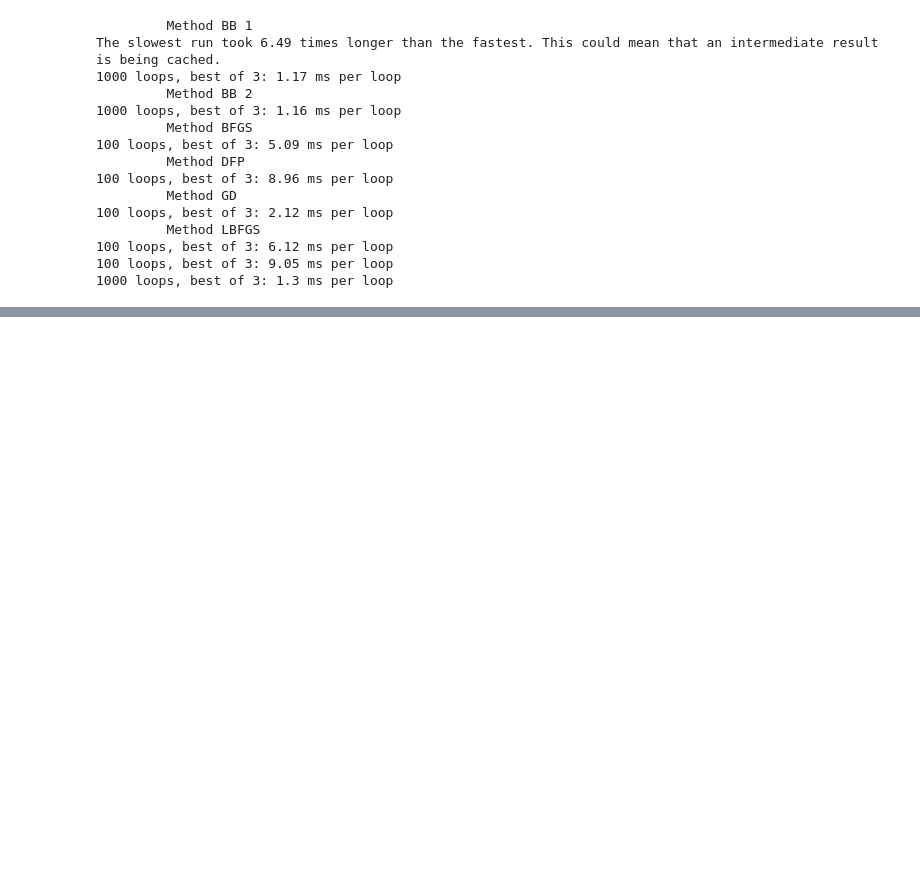
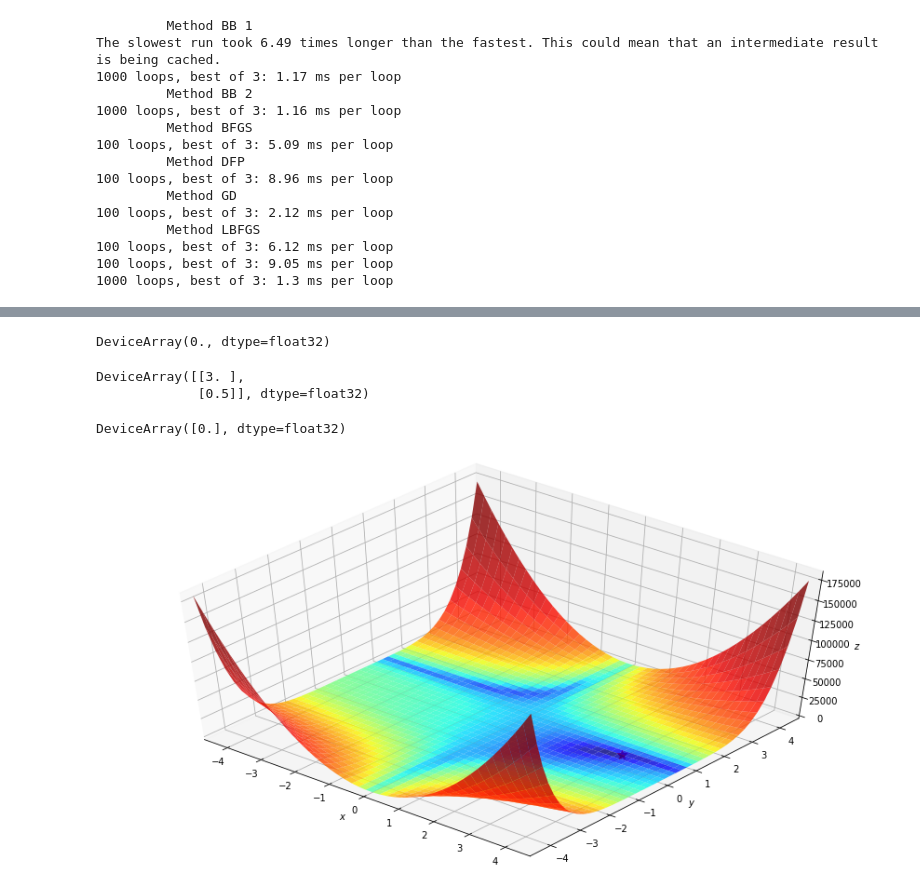
Before and after one commit to MerkulovDaniil/optim, a Jupyter notebook: assets/Notebooks/Quasi_Newton.ipynb, the cells around one changed output, grey strips where cells are left out. Cells and saved outputs as stored; diff of their text form; code cells hidden in the pictures; blank space fills up the shorter version.

```diff
--- a/assets/Notebooks/Quasi_Newton.ipynb
+++ b/assets/Notebooks/Quasi_Newton.ipynb
@@ -250,0 +271,47 @@ The slowest run took 6.49 times longer than the fastest. This could mean that an
+# %%
+# f  = lambda x_arr: (1.5 - x + x*y)**2 + (2.25 - x + x*y**2)**2 + (2.625 - x + x*y**3)**2
+
+def f(x_arr):
+    x,y = x_arr
+    return (1.5 - x + x*y)**2 + (2.25 - x + x*y**2)**2 + (2.625 - x + x*y**3)**2
+# %%
+xmin, xmax, xstep = -4.5, 4.5, .2
+ymin, ymax, ystep = -4.5, 4.5, .2
+
+x, y = np.meshgrid(np.arange(xmin, xmax + xstep, xstep), np.arange(ymin, ymax + ystep, ystep))
+z = f((x, y))
+# %%
+# It is known
+minima = np.array([3., .5])
+# %%
+f(minima)
+# %% [output]
+DeviceArray(0., dtype=float32)
+# %%
+minima_ = minima.reshape(-1, 1)
+minima_
+# %% [output]
+DeviceArray([[3. ],
+             [0.5]], dtype=float32)
+# %%
+f(minima_)
+# %% [output]
+DeviceArray([0.], dtype=float32)
+# %%
+from pylab import rcParams
+rcParams['figure.figsize'] = 15, 8
+ax = plt.axes(projection='3d', elev=50, azim=-50)
+
+ax.plot_surface(x, y, z, norm=LogNorm(), rstride=1, cstride=1,
+                edgecolor='none', alpha=.8, cmap=plt.cm.jet)
+ax.plot(*minima_, f(minima_), 'r*', markersize=10)
+
+ax.set_xlabel('$x$')
+ax.set_ylabel('$y$')
+ax.set_zlabel('$z$')
+
+ax.set_xlim((xmin, xmax))
+ax.set_ylim((ymin, ymax))
+plt.show()
+# %% [output]
+[figure, added]
```
Also changed, not shown: parts of 11 cells of this notebook.
